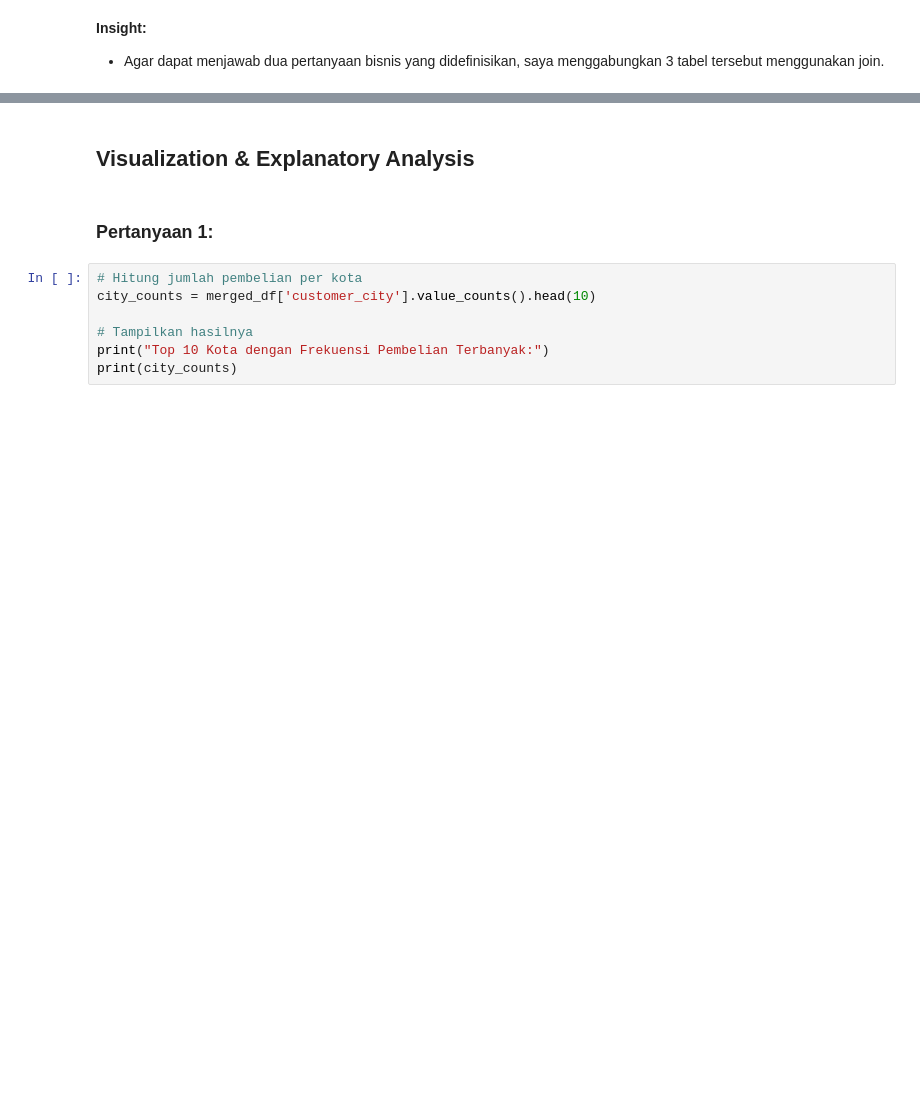
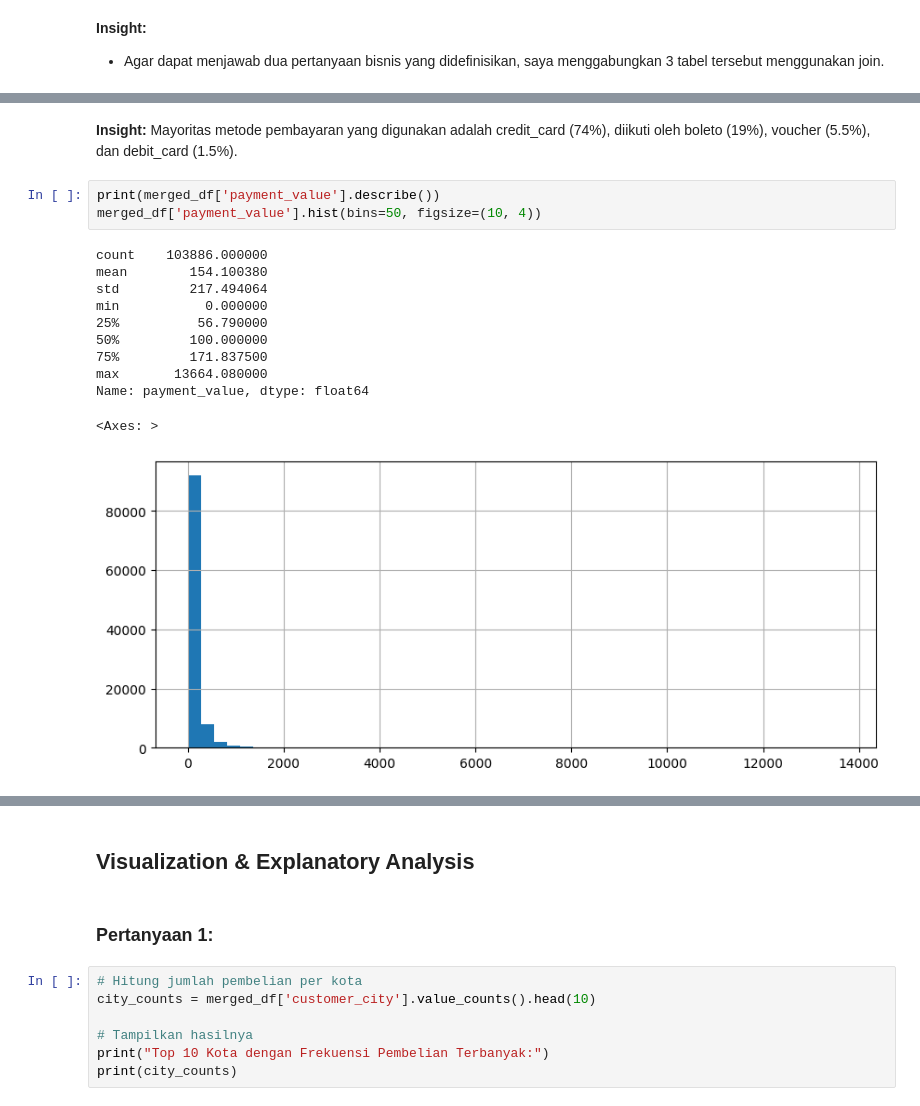
Before and after one commit to jeriko025/Proyek-Analisis-Data, a Jupyter notebook: notebook.ipynb, the cells around one changed output, grey strips where cells are left out. Drawn from its saved outputs; the diff is of its cells as text; blank space fills up the shorter version.

```diff
--- a/notebook.ipynb
+++ b/notebook.ipynb
@@ -258,0 +301,18 @@ memory usage: 12.3+ MB
+# %% [markdown]
+**Insight:**
+Mayoritas metode pembayaran yang digunakan adalah credit_card (74%), diikuti oleh boleto (19%), voucher (5.5%), dan debit_card (1.5%).
+# %%
+print(merged_df['payment_value'].describe())
+merged_df['payment_value'].hist(bins=50, figsize=(10, 4))
+# %% [output]
+count    103886.000000
+mean        154.100380
+std         217.494064
+min           0.000000
+25%          56.790000
+50%         100.000000
+75%         171.837500
+max       13664.080000
+Name: payment_value, dtype: float64
+<Axes: >
+[figure, added]
```
Also changed, not shown: parts of 23 cells of this notebook, 3 other files.
